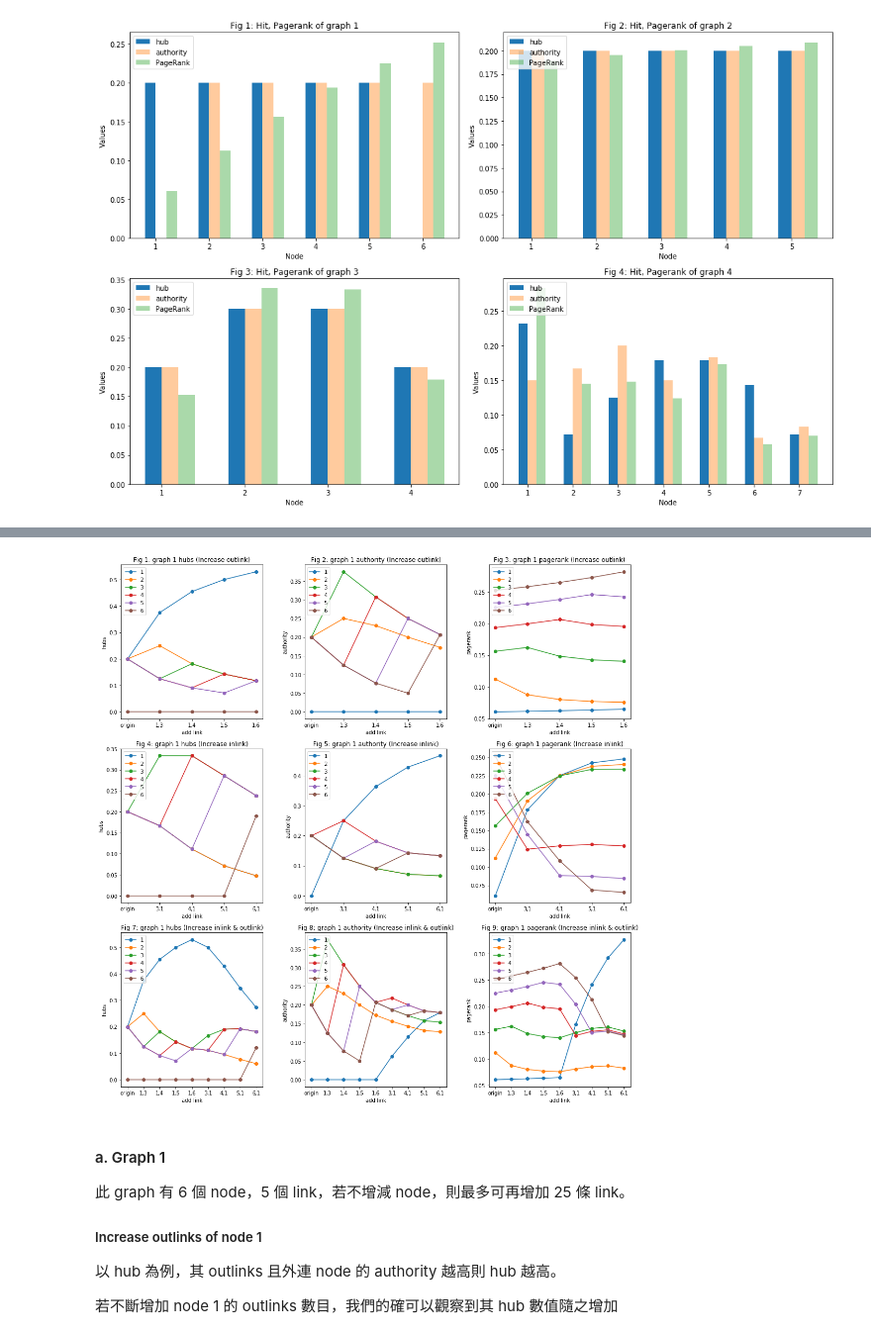
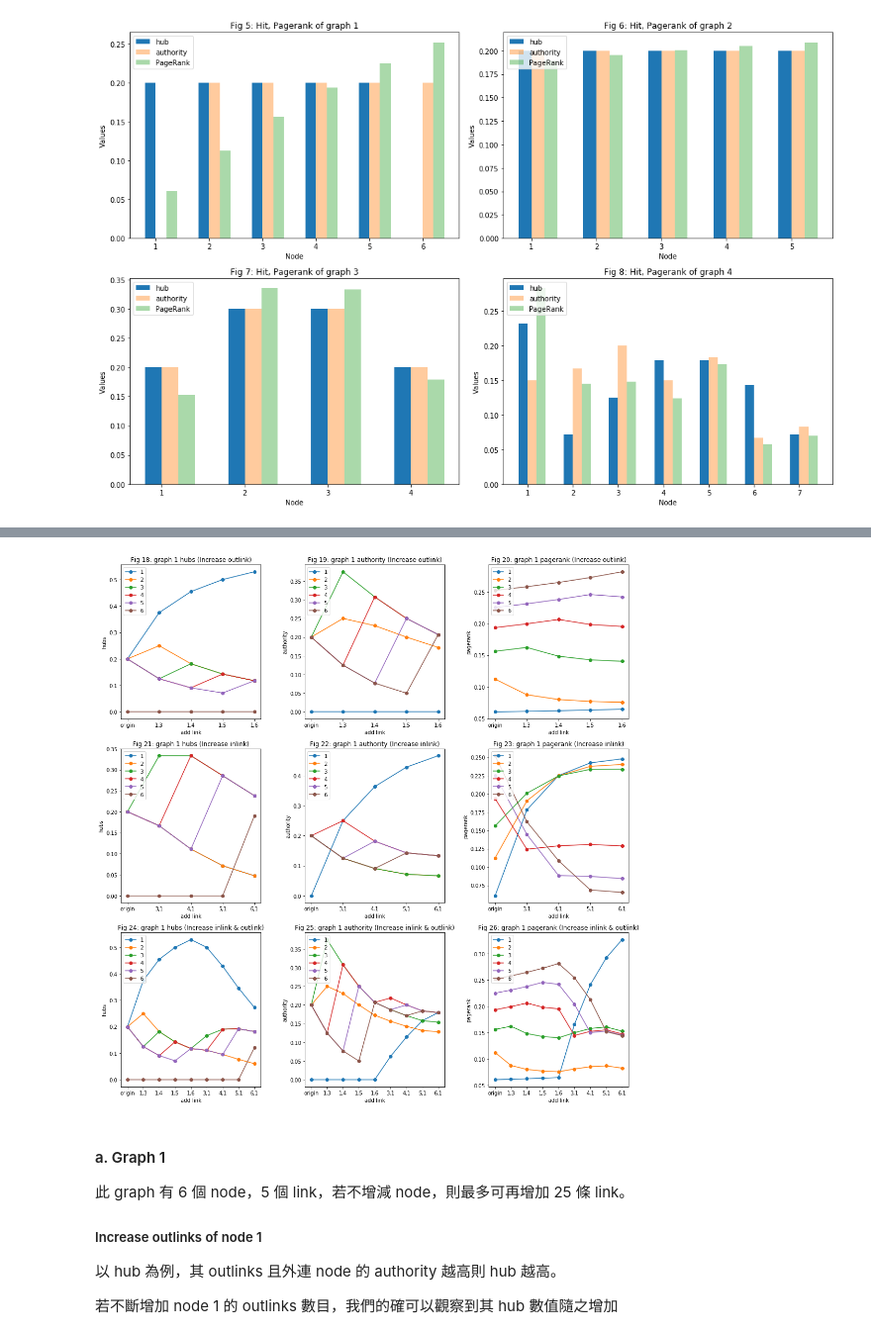
Before and after one commit to Sirius207/Link-Analysis, a Jupyter notebook: Report.ipynb, the cells around one changed output, grey strips where cells are left out. Shown at 99% size. Cells and saved outputs as stored; diff of their text form; code cells hidden in the pictures.

Commit message:
add hit pagerank of graph 4~7 in report

```diff
--- a/Report.ipynb
+++ b/Report.ipynb
@@ -244,35 +250,35 @@ def show_results(data, link_type, f1_config, index):
 def show_graph_results(legends, graph_id, fig_num):
     link_type = ['out', 'in', 'both']
     values = ['hubs', 'authority', 'pagerank']
     add_types = ['out', 'in', 'both']
     add_links = ['outlink', 'inlink', 'inlink & outlink']
 
     data = get_increase_exp_data(graph_id)
     f_index = 331
     for type_id, add_type in enumerate(add_types):
         for id, value in enumerate(values):
 
             f_config = {
                 'value': value,
                 'legends': legends,
                 'title': f'Fig {fig_num}: graph {graph_id} {value} (Increase {add_links[type_id]})'
             }
             show_results(data, add_type, f_config, str(f_index))
             fig_num += 1
             f_index += 1
 
 #
 # Fig 1 ~ Fig 9
 #
 
 legends = ['1','2','3','4','5','6']
-show_graph_results(legends, 1, 1)
+show_graph_results(legends, 1, 18)
 
 # Plot
 plt.tight_layout()
 plt.show()
 # %% [output]
-[figure, old version]
+[figure, new version]
 # %% [markdown]
 
 #### a. Graph 1
```
Also changed, not shown: parts of 5 cells of this notebook.
